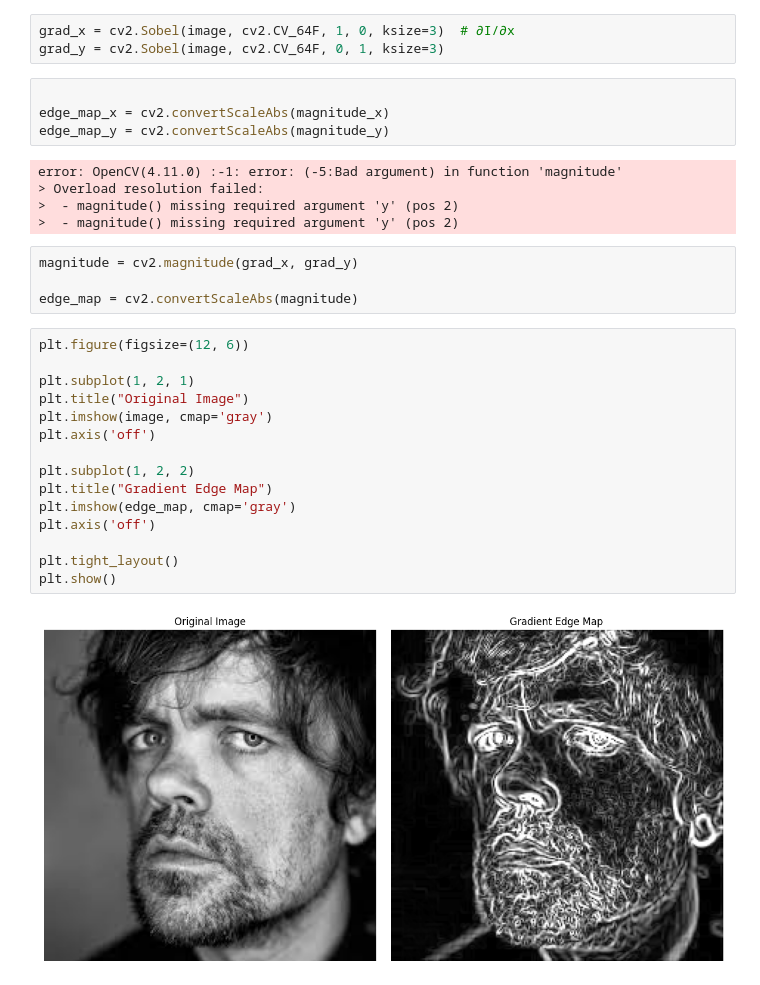
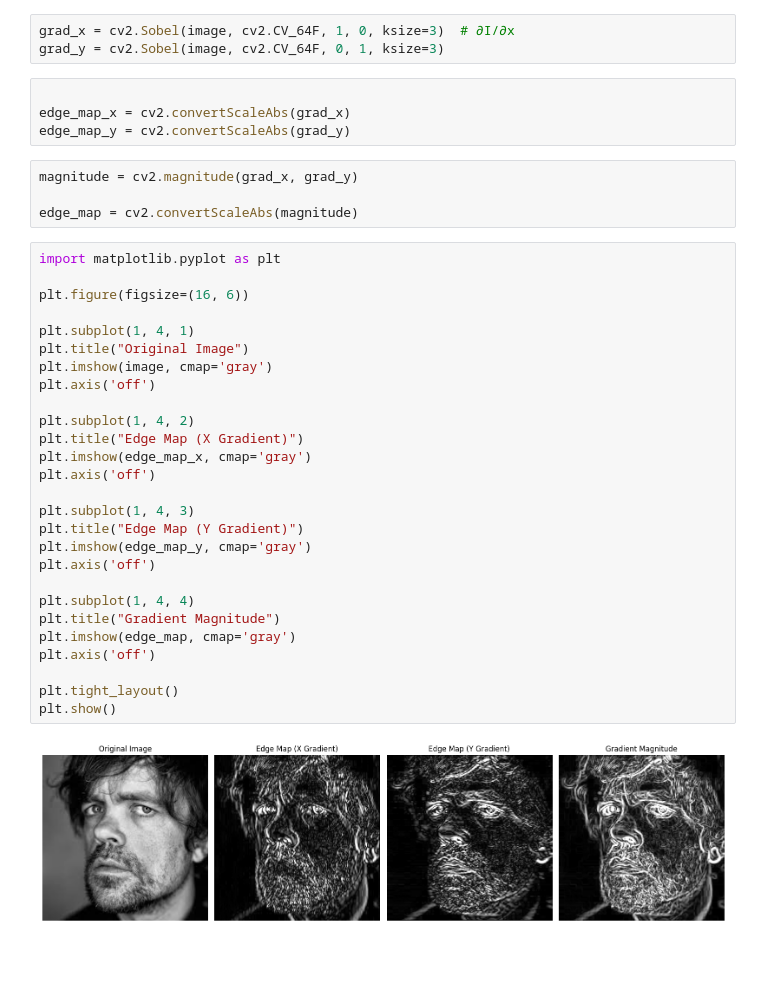
Before and after one commit to arhamkhan779/Edge-Detection-Using-Opencv, a Jupyter notebook: GradientEdgeDetection.ipynb, the cells around one changed output. Cells and saved outputs as stored; diff of their text form; blank space fills up the shorter version.

```diff
--- a/GradientEdgeDetection.ipynb
+++ b/GradientEdgeDetection.ipynb
@@ -28,31 +28,38 @@ grad_x = cv2.Sobel(image, cv2.CV_64F, 1, 0, ksize=3)  # ∂I/∂x
 grad_y = cv2.Sobel(image, cv2.CV_64F, 0, 1, ksize=3)
 # %%
 
-edge_map_x = cv2.convertScaleAbs(magnitude_x)
-edge_map_y = cv2.convertScaleAbs(magnitude_y)
+edge_map_x = cv2.convertScaleAbs(grad_x)
+edge_map_y = cv2.convertScaleAbs(grad_y)
-# %% [output]
-error: OpenCV(4.11.0) :-1: error: (-5:Bad argument) in function 'magnitude'
-> Overload resolution failed:
->  - magnitude() missing required argument 'y' (pos 2)
->  - magnitude() missing required argument 'y' (pos 2)
 # %%
 magnitude = cv2.magnitude(grad_x, grad_y)
 
 edge_map = cv2.convertScaleAbs(magnitude)
 # %%
-plt.figure(figsize=(12, 6))
+import matplotlib.pyplot as plt
 
-plt.subplot(1, 2, 1)
+plt.figure(figsize=(16, 6))
+
+plt.subplot(1, 4, 1)
 plt.title("Original Image")
 plt.imshow(image, cmap='gray')
 plt.axis('off')
 
-plt.subplot(1, 2, 2)
-plt.title("Gradient Edge Map")
+plt.subplot(1, 4, 2)
+plt.title("Edge Map (X Gradient)")
+plt.imshow(edge_map_x, cmap='gray')
+plt.axis('off')
+
+plt.subplot(1, 4, 3)
+plt.title("Edge Map (Y Gradient)")
+plt.imshow(edge_map_y, cmap='gray')
+plt.axis('off')
+
+plt.subplot(1, 4, 4)
+plt.title("Gradient Magnitude")
 plt.imshow(edge_map, cmap='gray')
 plt.axis('off')
 
 plt.tight_layout()
 plt.show()
 # %% [output]
-[figure, old version]
+[figure, new version]
```
Also changed, not shown: 13 other files.
